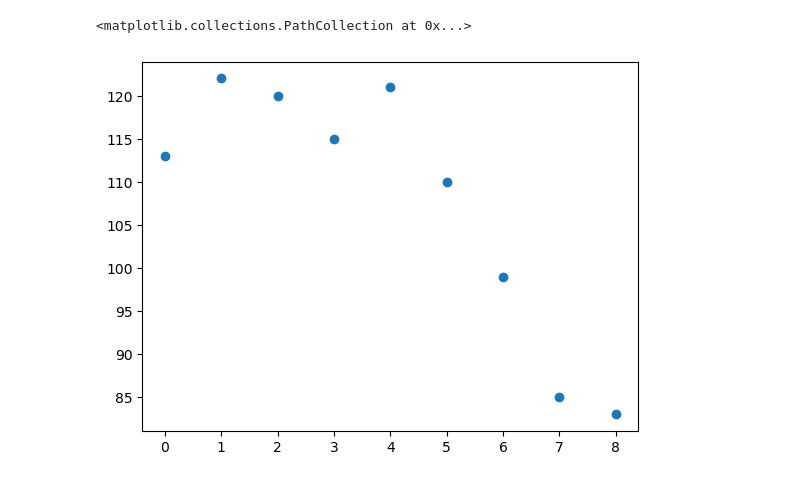
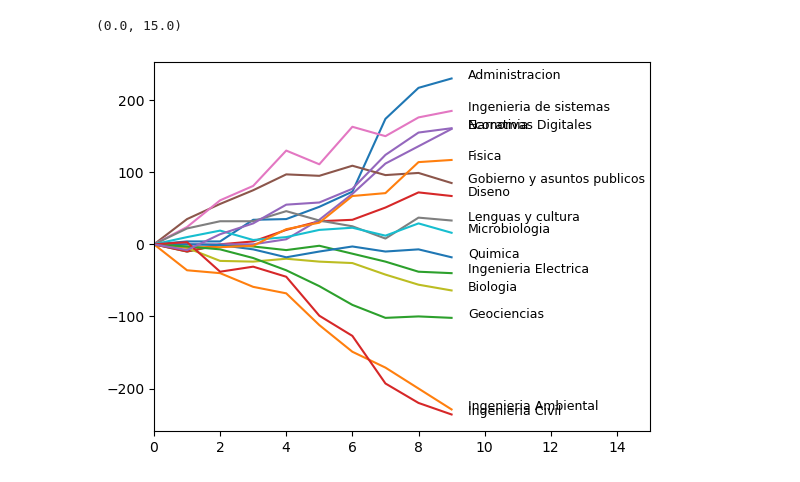
Before and after one commit to forero/trends_uniandes, a Jupyter notebook: nb/trends_acceleration.ipynb, the cells around one changed output. Cells and saved outputs as stored; diff of their text form; code cells hidden in the pictures.

```diff
--- a/nb/trends_acceleration.ipynb
+++ b/nb/trends_acceleration.ipynb
@@ -15,7 +25,10 @@ data
 # %%
-y = np.array(data.iloc[2][-9:])
-x = np.arange(len(y))
-plt.scatter(x,y)
+for i in range(len(data)):
+    y = np.array(data.iloc[i][1:] - data.iloc[i][1])
+    x = np.arange(len(y))
+    plt.plot(x,y)
+    plt.text(9.5,(data.iloc[i][-1] - data.iloc[i][1]), data.iloc[i][0], fontsize=9)
+plt.xlim(0,15)
 # %% [output]
-<matplotlib.collections.PathCollection at 0x...>
+(0.0, 15.0)
-[figure, old version]
+[figure, new version]
```
Also changed, not shown: parts of 4 cells of this notebook, 1 other file.
